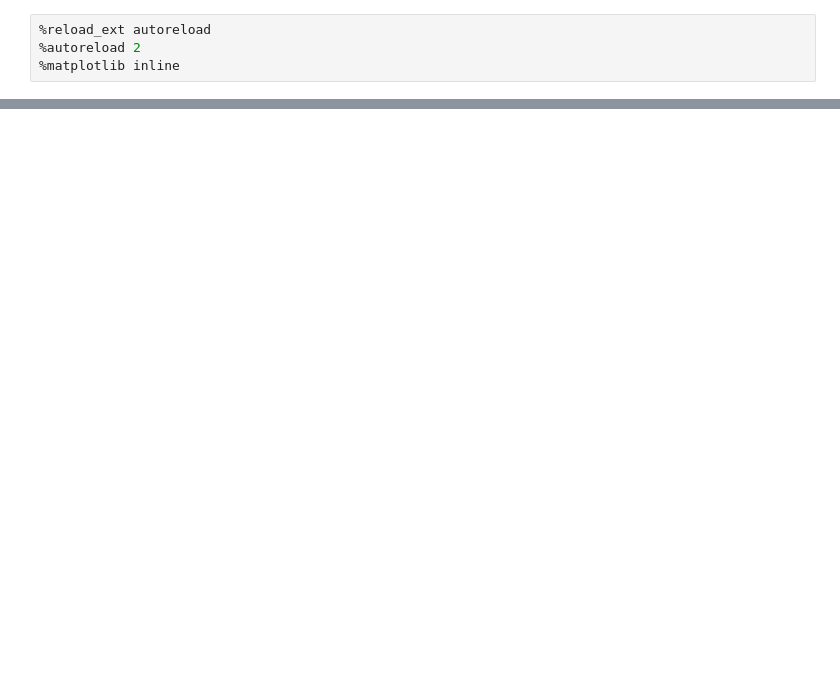
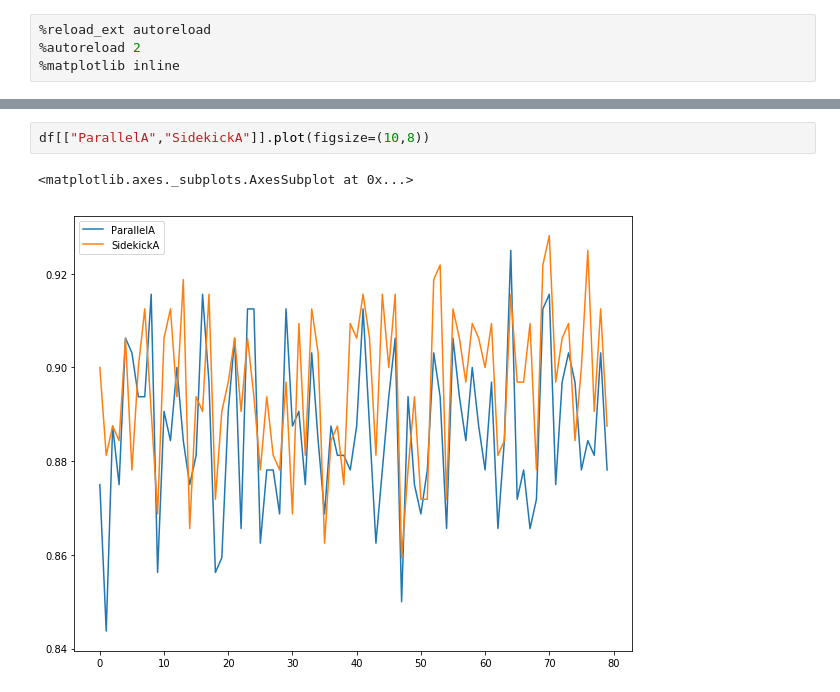
Before and after one commit to noachr/timeseries, a Jupyter notebook: AlexNet Sidekick Loop.ipynb, the cells around one changed output, grey strips where cells are left out. Saved outputs shown, nothing was run; the diff lists cells and outputs as text; blank space fills up the shorter version.

```diff
--- a/AlexNet Sidekick Loop.ipynb
+++ b/AlexNet Sidekick Loop.ipynb
@@ -158,0 +239,5 @@ df[["Fine Tune","Sidekick"]].plot(figsize=(10,8))
+# %%
+df[["ParallelA","SidekickA"]].plot(figsize=(10,8))
+# %% [output]
+<matplotlib.axes._subplots.AxesSubplot at 0x...>
+[figure, added]
```
Also changed, not shown: parts of 22 cells of this notebook, 7 other files.
